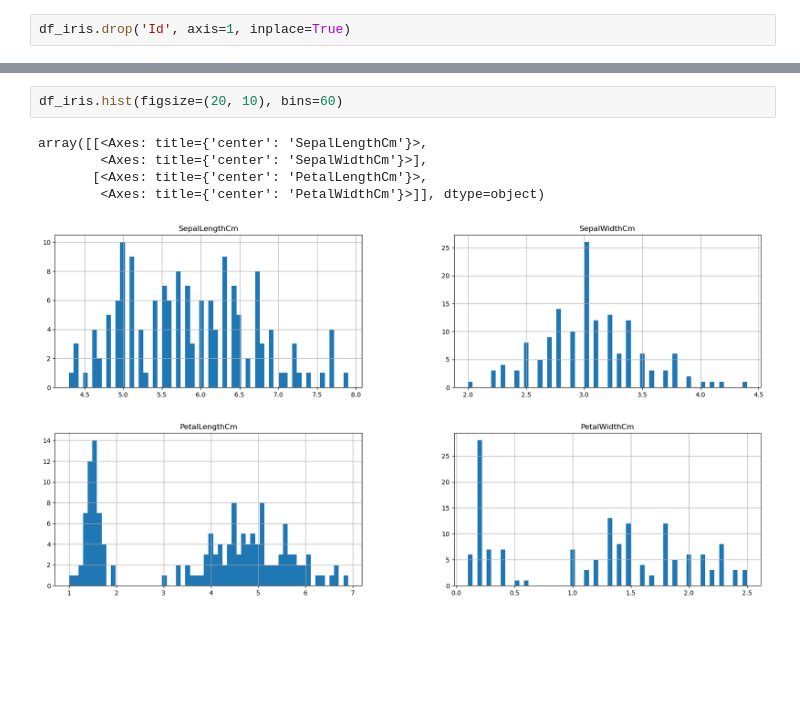
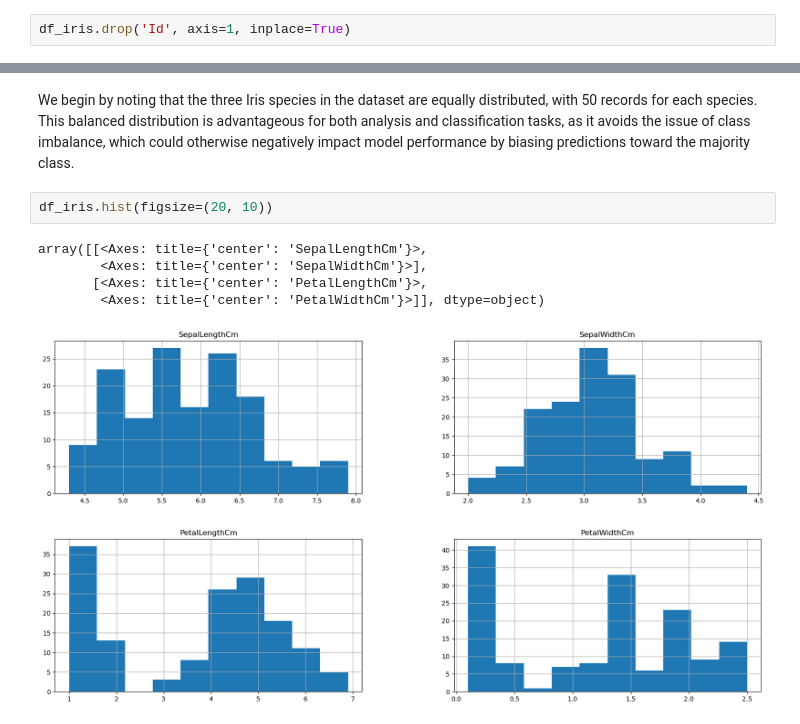
Before and after one commit to danielenotarangelo/EDA-projects, a Jupyter notebook: Iris/Iris.ipynb, the cells around one changed output, grey strips where cells are left out. Saved outputs shown, nothing was run; the diff lists cells and outputs as text; blank space fills up the shorter version.

```diff
--- a/Iris/Iris.ipynb
+++ b/Iris/Iris.ipynb
@@ -72,8 +79,10 @@ df_iris.drop('Id', axis=1, inplace=True)
+# %% [markdown]
+We begin by noting that the three Iris species in the dataset are equally distributed, with 50 records for each species. This balanced distribution is advantageous for both analysis and classification tasks, as it avoids the issue of class imbalance, which could otherwise negatively impact model performance by biasing predictions toward the majority class.
 # %%
-df_iris.hist(figsize=(20, 10), bins=60)
+df_iris.hist(figsize=(20, 10))
 # %% [output]
 array([[<Axes: title={'center': 'SepalLengthCm'}>,
         <Axes: title={'center': 'SepalWidthCm'}>],
        [<Axes: title={'center': 'PetalLengthCm'}>,
         <Axes: title={'center': 'PetalWidthCm'}>]], dtype=object)
-[figure, old version]
+[figure, new version]
```
Also changed, not shown: parts of 18 cells of this notebook, 1 other file.
